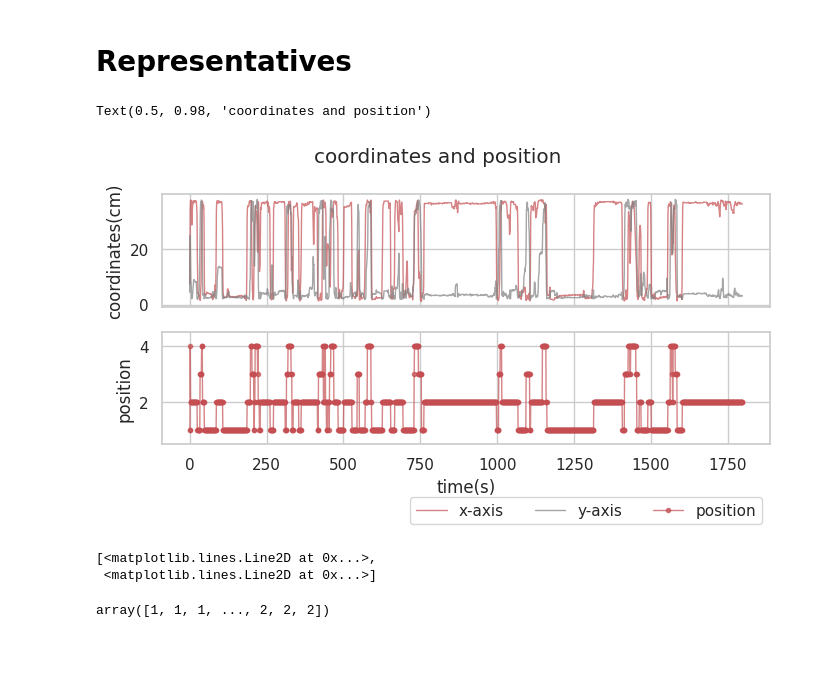
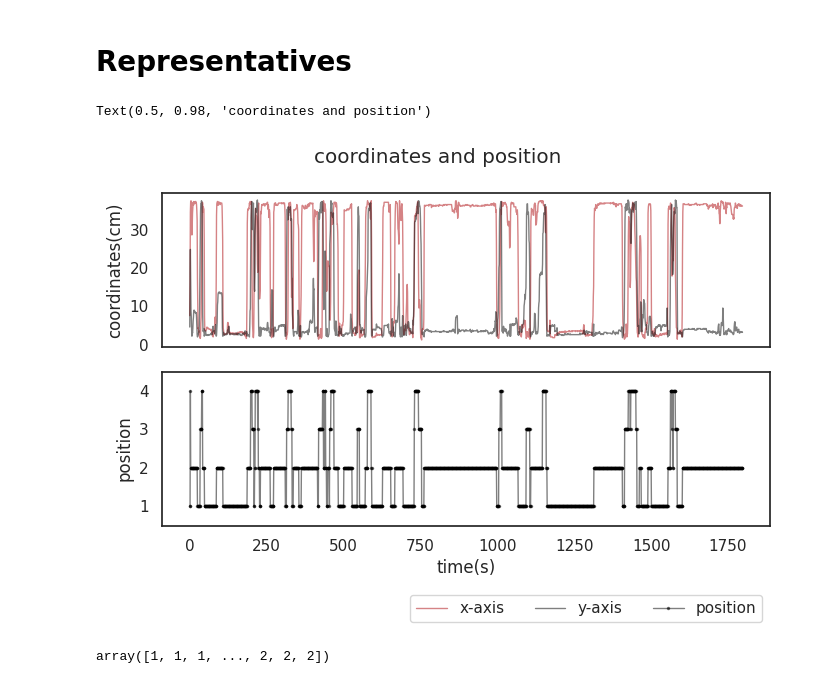
Before and after one commit to kisaragiRY/decoding-DG, a Jupyter notebook: notebooks/2-data-exploration/2-check-movement/03-mice-mobility.ipynb, the cells around one changed output. Cells and saved outputs as stored; diff of their text form; code cells hidden in the pictures; blank space fills up the shorter version.

Commit message:
changed line color #89

```diff
--- a/notebooks/2-data-exploration/2-check-movement/03-mice-mobility.ipynb
+++ b/notebooks/2-data-exploration/2-check-movement/03-mice-mobility.ipynb
@@ -10,40 +10,35 @@ from tqdm import tqdm
 from dataloader import BaseDataset
 from param import *
 
-sns.set_theme(style="whitegrid")
+sns.set_theme(style="white")
 # %% [markdown]
 # Representatives
 # %%
 WT_path = ParamDir().data_list[2]
 
-fig, axes = plt.subplots(nrows=2, figsize=(7,4), tight_layout=True, sharex=True)
+fig, axes = plt.subplots(nrows=2, figsize=(7,5), tight_layout=True, sharex=True)
 
 WT_dataset = BaseDataset(WT_path, ParamData().mobility, ParamData().shuffle, ParamData().random_state)
 
 data_len = len(WT_dataset.coords_xy)
 line1 = axes[0].plot(WT_dataset.coords_xy[range(0, data_len, 3), 0]/5,label="x-axis", lw=1, c="r", alpha=0.7)
-line2 = axes[0].plot(WT_dataset.coords_xy[range(0, data_len, 3), 1]/5,label="y-axis", lw=1, c="grey", alpha=0.7)
+line2 = axes[0].plot(WT_dataset.coords_xy[range(0, data_len, 3), 1]/5,label="y-axis", lw=1, c="black", alpha=0.5)
 axes[0].set_ylabel("coordinates(cm)")
 
 yy = WT_dataset._discretize_coords()[range(0, data_len, 3)]
 xx = range(len(yy))
-line3 = axes[1].plot(xx ,yy,label="position", lw=1, c="r", marker=".", alpha=.7)
+line3 = axes[1].plot(xx ,yy,label="position", lw=1, c="black", marker=".", alpha=.5, markersize=3)
 axes[1].set_ylabel("position")
 axes[1].set_xlabel("time(s)")
 axes[1].set_ylim(.5, 4.5)
 
 lines = [line1, line2, line3]
 axes[1].legend(line1 + line2 + line3, [i[0].get_label() for i in lines],bbox_to_anchor=(1,-.4), ncol=3)
 
 plt.suptitle("coordinates and position")
 # %% [output]
 Text(0.5, 0.98, 'coordinates and position')
-[figure, old version]
+[figure, new version]
-# %%
-line1 + line2
-# %% [output]
-[<matplotlib.lines.Line2D at 0x...>,
- <matplotlib.lines.Line2D at 0x...>]
 # %%
 WT_dataset._discretize_coords()
 # %% [output]
```
